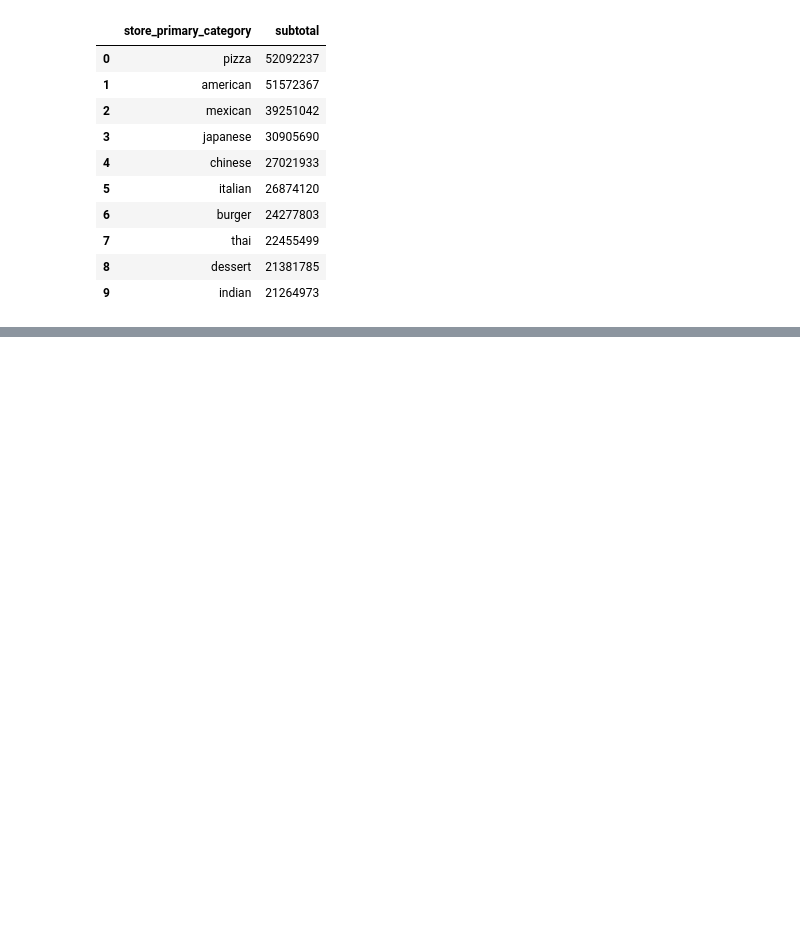
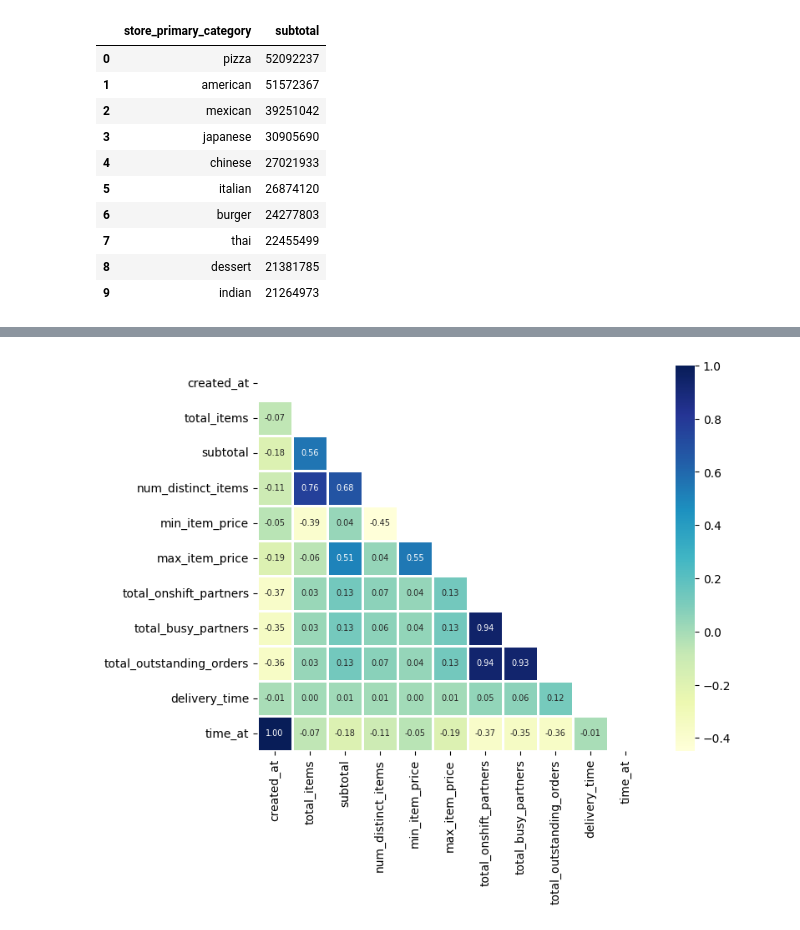
Before and after one commit to pkmariya/Scaler01, a Jupyter notebook: Porter_NN_CaseStudy_Mariya_DSML.ipynb, the cells around one changed output, grey strips where cells are left out. Drawn from its saved outputs; the diff is of its cells as text; code cells hidden in the pictures; blank space fills up the shorter version.

```diff
--- a/Porter_NN_CaseStudy_Mariya_DSML.ipynb
+++ b/Porter_NN_CaseStudy_Mariya_DSML.ipynb
@@ -314,0 +354,18 @@ plt.show()
+# %%
+fig, ax = plt.subplots(figsize=(10, 6))
+corr_matrix = work_df.corr()
+mask = np.triu(np.ones_like(corr_matrix, dtype=bool))
+
+ax = sns.heatmap(corr_matrix,
+                 square=True,
+                 linewidth=1,
+                 annot=True,
+                 linecolor='white',
+                 cmap='YlGnBu',
+                 annot_kws={'size':7},
+                 fmt='.2f',
+                 mask=mask)
+ax.set_xticklabels(ax.get_xticklabels(), fontsize=10)
+plt.show()
+# %% [output]
+[figure, added]
```
Also changed, not shown: parts of 6 cells of this notebook.
